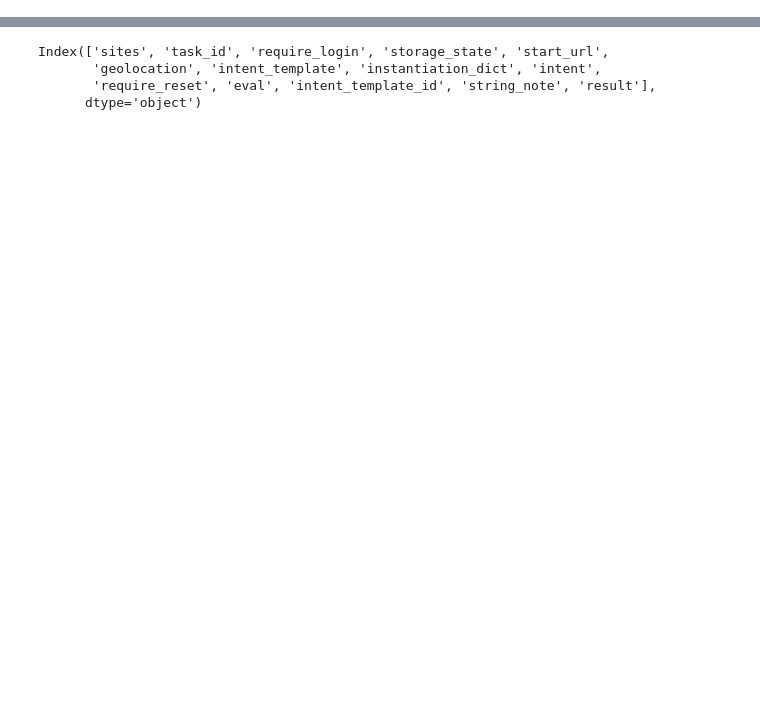
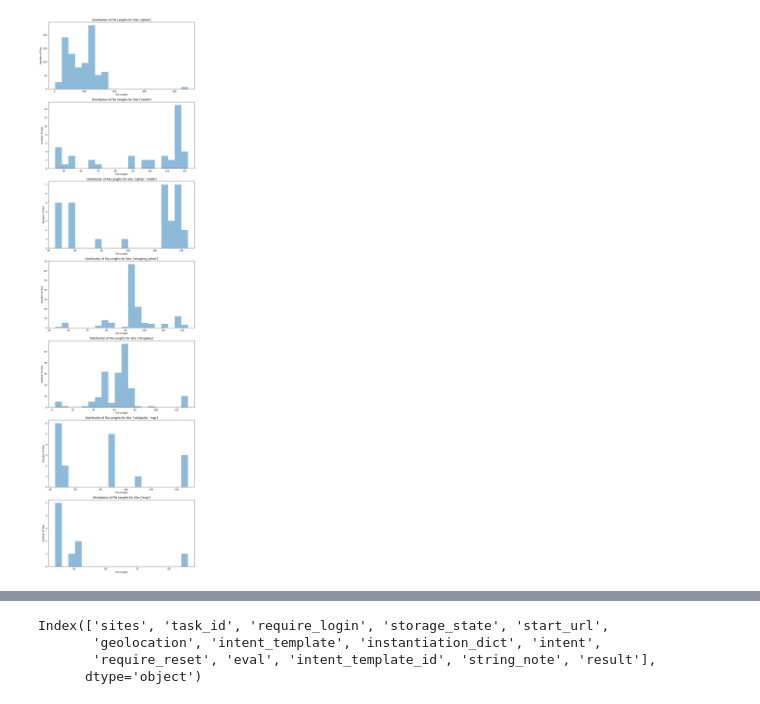
Before and after one commit to HoningJade/NLP-and-LM-for-web-agents, a Jupyter notebook: webarena_analysis/webarena_distribution.ipynb, the cells around one changed output, grey strips where cells are left out. Drawn from its saved outputs; the diff is of its cells as text; code cells hidden in the pictures; blank space fills up the shorter version.

Commit message:
add site-wise distribution

```diff
--- a/webarena_analysis/webarena_distribution.ipynb
+++ b/webarena_analysis/webarena_distribution.ipynb
@@ -1,3 +31,49 @@
+# %%
+import pandas as pd
+import matplotlib.pyplot as plt
+
+
+metadata_df = pd.read_csv('/Users/guozhitong/11711-webarena/gpt3.5_baseline_metadata.csv')
+task_to_site = dict(zip(metadata_df['task_id'], metadata_df['sites']))
+
+def extract_task_id(filename):
+    parts = filename.split('_')
+    if len(parts) > 1 and parts[0] == 'render':
+        return int(parts[1])
+    return None
+
+directory = "/Users/guozhitong/11711-webarena/data"
+file_lengths = {}
+
+for root, dirs, files in os.walk(directory):
+    for file in files:
+        if file.endswith('.txt') and file.startswith('render') and 'tree' in file:
+            task_id = extract_task_id(file)
+            if task_id and task_id in task_to_site:
+                site = task_to_site[task_id]
+                file_path = os.path.join(root, file)
+                with open(file_path, 'r') as f:
+                    line_count = sum(1 for line in f)
+                if site not in file_lengths:
+                    file_lengths[site] = []
+                file_lengths[site].append(line_count)
+
+n_sites = len(file_lengths)
+fig, axes = plt.subplots(n_sites, 1, figsize=(10, 5 * n_sites))
+
+if n_sites == 1:
+    axes = [axes]
+
+for ax, (site, lengths) in zip(axes, file_lengths.items()):
+    ax.hist(lengths, bins=20, alpha=0.5)
+    ax.set_title(f'Distribution of File Lengths for Site: {site}')
+    ax.set_xlabel('File Length')
+    ax.set_ylabel('Number of Files')
+
+plt.tight_layout()
+plt.show()
+# %% [output]
+[figure, added]
 # %%
 import matplotlib.pyplot as plt
 import numpy as np
```
Also changed, not shown: parts of 2 cells of this notebook, 2 other files.
